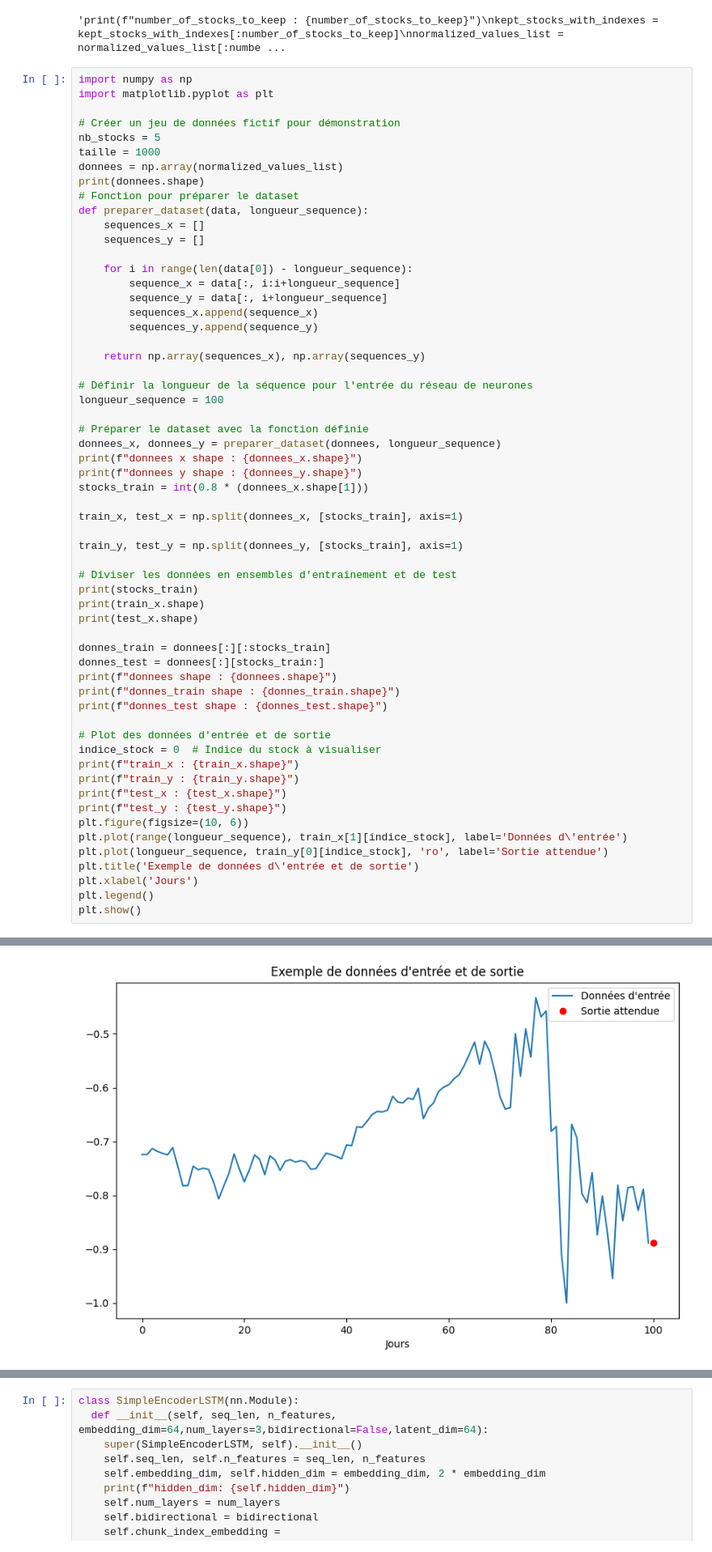
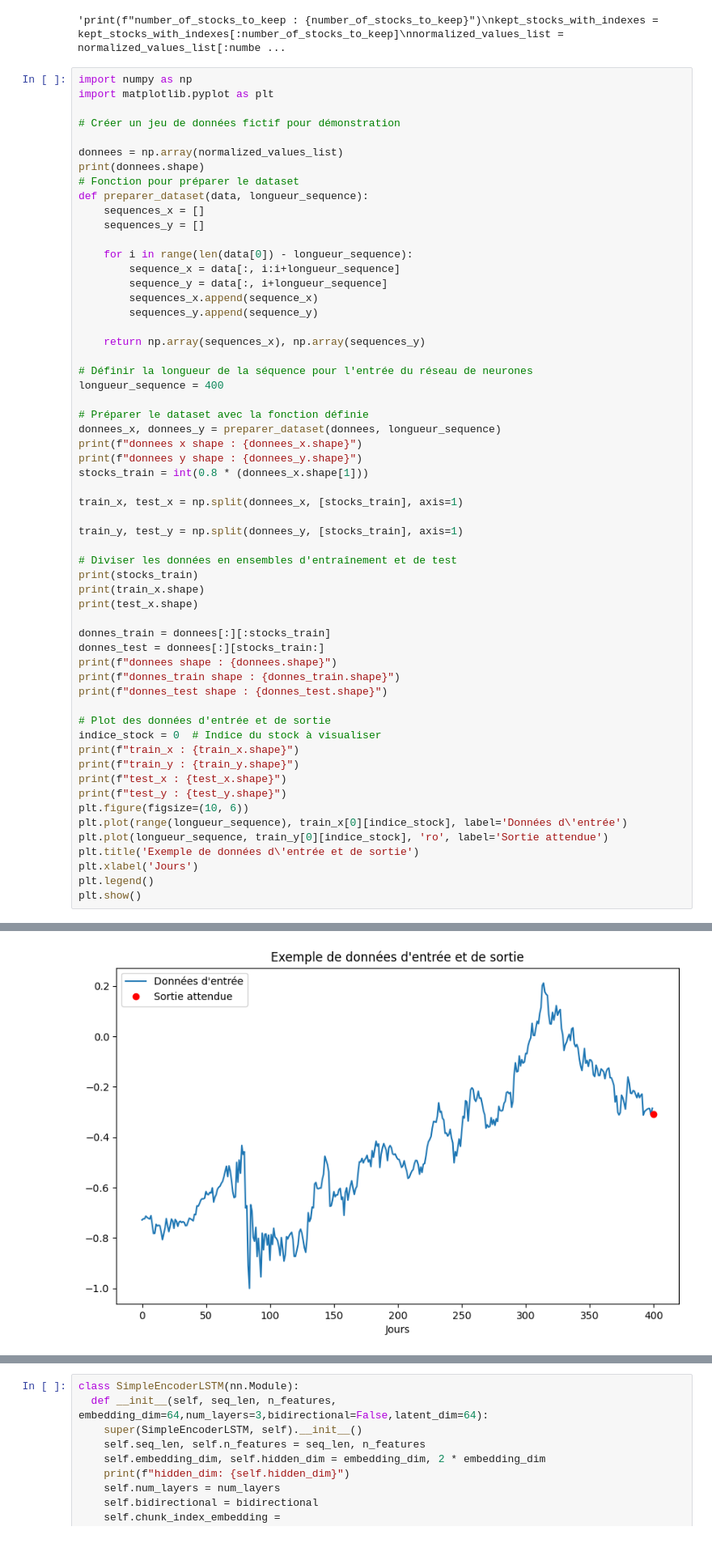
Before and after one commit to MaximeSzymanski/StocksClusteringVAE, a Jupyter notebook: VAE_stocks.ipynb, the cells around one changed output, grey strips where cells are left out. Shown at 81% size. Saved outputs shown, nothing was run; the diff lists cells and outputs as text.

```diff
--- a/VAE_stocks.ipynb
+++ b/VAE_stocks.ipynb
@@ -168,8 +168,7 @@ import numpy as np
 import matplotlib.pyplot as plt
 
 # Créer un jeu de données fictif pour démonstration
-nb_stocks = 5
-taille = 1000
+
 donnees = np.array(normalized_values_list)
 print(donnees.shape)
 # Fonction pour préparer le dataset
@@ -186,7 +185,7 @@ def preparer_dataset(data, longueur_sequence):
     return np.array(sequences_x), np.array(sequences_y)
 
 # Définir la longueur de la séquence pour l'entrée du réseau de neurones
-longueur_sequence = 100
+longueur_sequence = 400
 
 # Préparer le dataset avec la fonction définie
 donnees_x, donnees_y = preparer_dataset(donnees, longueur_sequence)
@@ -216,7 +215,7 @@ print(f"train_y : {train_y.shape}")
 print(f"test_x : {test_x.shape}")
 print(f"test_y : {test_y.shape}")
 plt.figure(figsize=(10, 6))
-plt.plot(range(longueur_sequence), train_x[1][indice_stock], label='Données d\'entrée')
+plt.plot(range(longueur_sequence), train_x[0][indice_stock], label='Données d\'entrée')
 plt.plot(longueur_sequence, train_y[0][indice_stock], 'ro', label='Sortie attendue')
 plt.title('Exemple de données d\'entrée et de sortie')
 plt.xlabel('Jours')
@@ -239,4 +238,4 @@ test_y : (900, 23)
-[figure, old version]
+[figure, new version]
 # %%
 import torch
 from torch.utils.data import Dataset, DataLoader
```
Also changed, not shown: parts of 13 cells of this notebook.
